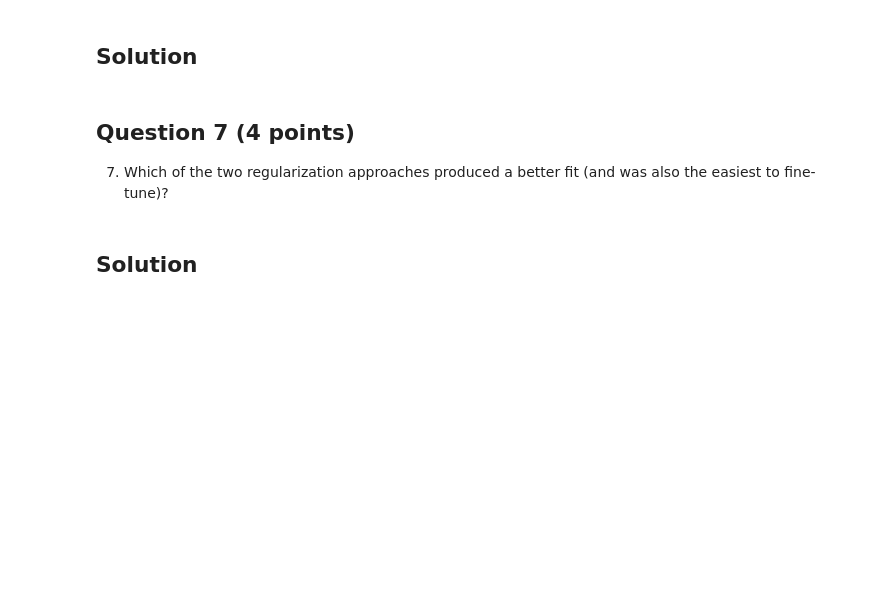
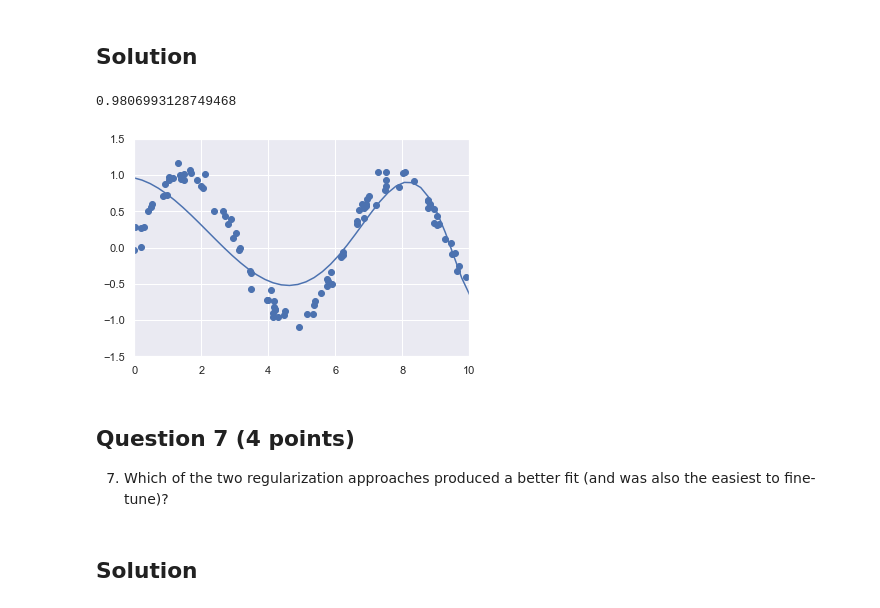
Before and after one commit to AdamCorbinFAUPhD/CAP5768-Intro-to-Data-Science, a Jupyter notebook: assignment_6/CAP5768_Assignment6_Corbin_Adam.ipynb, the cells around one changed output. Cells and saved outputs as stored; diff of their text form; code cells hidden in the pictures; blank space fills up the shorter version.

```diff
--- a/assignment_6/CAP5768_Assignment6_Corbin_Adam.ipynb
+++ b/assignment_6/CAP5768_Assignment6_Corbin_Adam.ipynb
@@ -421,3 +455,22 @@ Hints:
+# %%
+from sklearn.linear_model import Lasso
+
+model = make_pipeline(PolynomialFeatures(15),
+                      Lasso(alpha=0.01, tol=0.15,precompute=True))
+# Lasso()
+model.fit(x[:, np.newaxis], y)
+
+plt.scatter(x, y)
+plt.plot(xfit, model.predict(xfit[:, np.newaxis]))
+
+plt.xlim(0, 10)
+plt.ylim(-1.5, 1.5);
+
+score = poly_model.score(x[:, np.newaxis], y)
+print(score)
+# %% [output]
+0.9806993128749468
+[figure, added]
 # %% [markdown]
 ## Question 7 (4 points)
 
```
Also changed, not shown: parts of 18 cells of this notebook.
